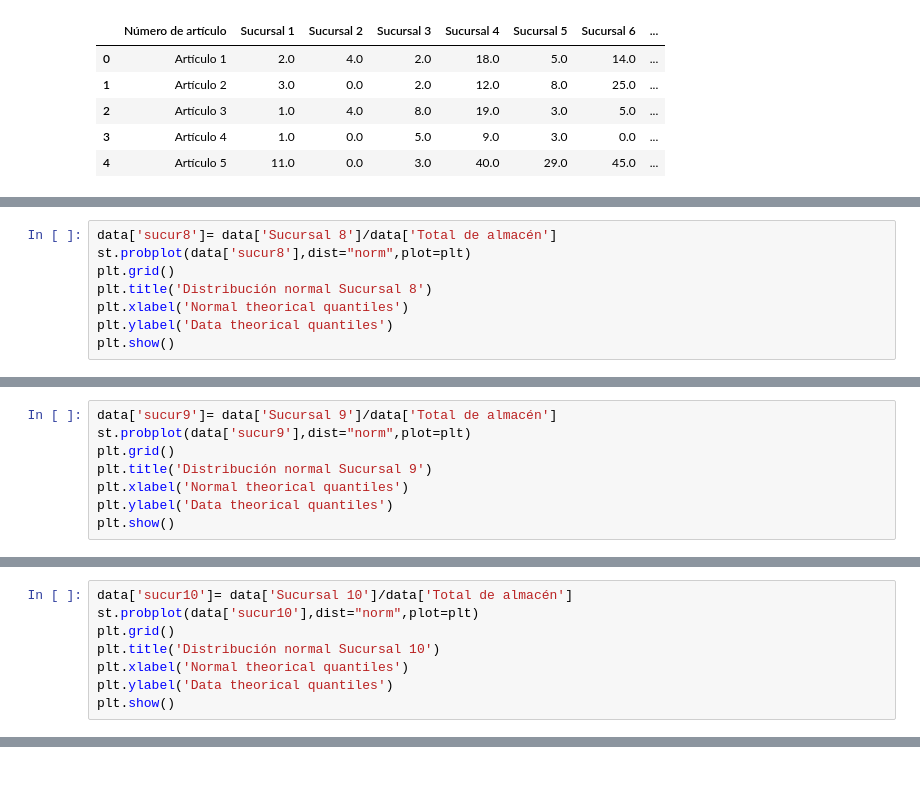
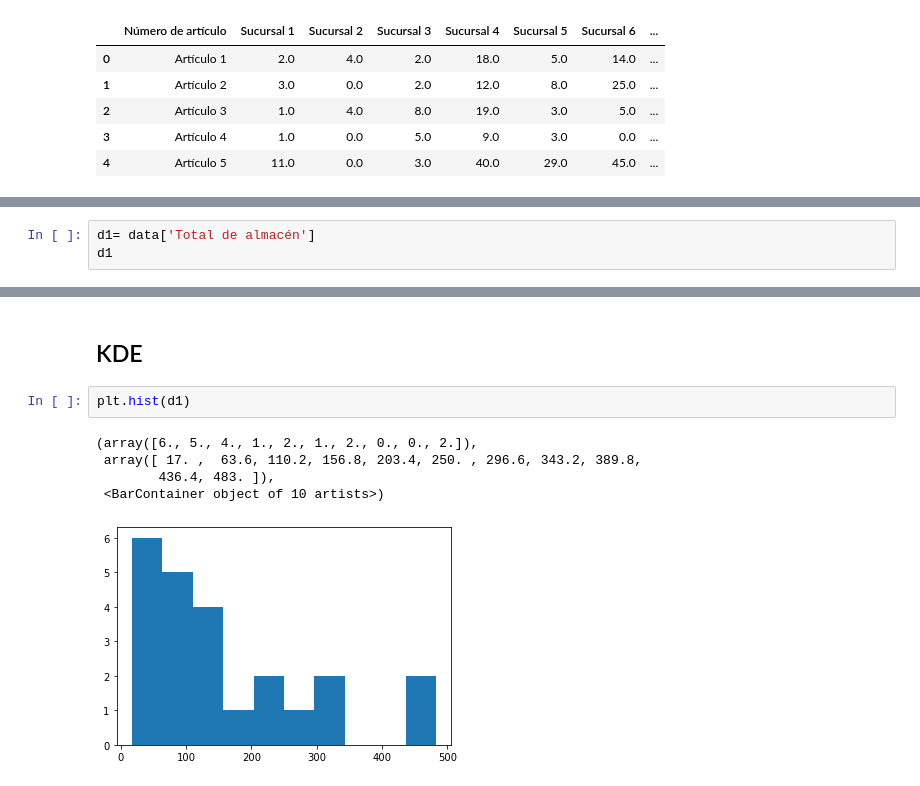
Before and after one commit to Robertochavezgue/Proyecto, a Jupyter notebook: Proyecto_Caro_Roberto.ipynb, the cells around one changed output, grey strips where cells are left out. Drawn from its saved outputs; the diff is of its cells as text.

```diff
--- a/Proyecto_Caro_Roberto.ipynb
+++ b/Proyecto_Caro_Roberto.ipynb
@@ -243,8 +192,0 @@ plt.show()
-# %%
-data['sucur8']= data['Sucursal 8']/data['Total de almacén']
-st.probplot(data['sucur8'],dist="norm",plot=plt)
-plt.grid()
-plt.title('Distribución normal Sucursal 8')
-plt.xlabel('Normal theorical quantiles')
-plt.ylabel('Data theorical quantiles')
-plt.show()
@@ -253,8 +192,0 @@ plt.show()
-# %%
-data['sucur9']= data['Sucursal 9']/data['Total de almacén']
-st.probplot(data['sucur9'],dist="norm",plot=plt)
-plt.grid()
-plt.title('Distribución normal Sucursal 9')
-plt.xlabel('Normal theorical quantiles')
-plt.ylabel('Data theorical quantiles')
-plt.show()
@@ -263,8 +192,0 @@ plt.show()
-# %%
-data['sucur10']= data['Sucursal 10']/data['Total de almacén']
-st.probplot(data['sucur10'],dist="norm",plot=plt)
-plt.grid()
-plt.title('Distribución normal Sucursal 10')
-plt.xlabel('Normal theorical quantiles')
-plt.ylabel('Data theorical quantiles')
-plt.show()
@@ -444,0 +193,3 @@ media real =158.391304, desviación real muestral =132.801198
+# %%
+d1= data['Total de almacén']
+d1
@@ -444,0 +214,10 @@ media real =158.391304, desviación real muestral =132.801198
+# %% [markdown]
+## KDE
+# %%
+plt.hist(d1)
+# %% [output]
+(array([6., 5., 4., 1., 2., 1., 2., 0., 0., 2.]),
+ array([ 17. ,  63.6, 110.2, 156.8, 203.4, 250. , 296.6, 343.2, 389.8,
+        436.4, 483. ]),
+ <BarContainer object of 10 artists>)
+[figure, added]
```
Also changed, not shown: parts of 75 cells of this notebook, 1 other file.
